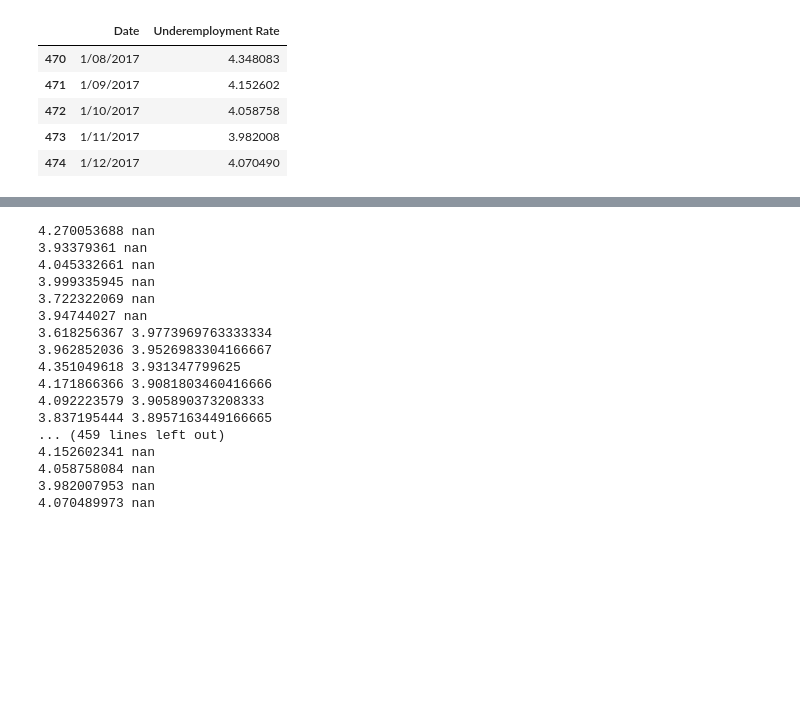
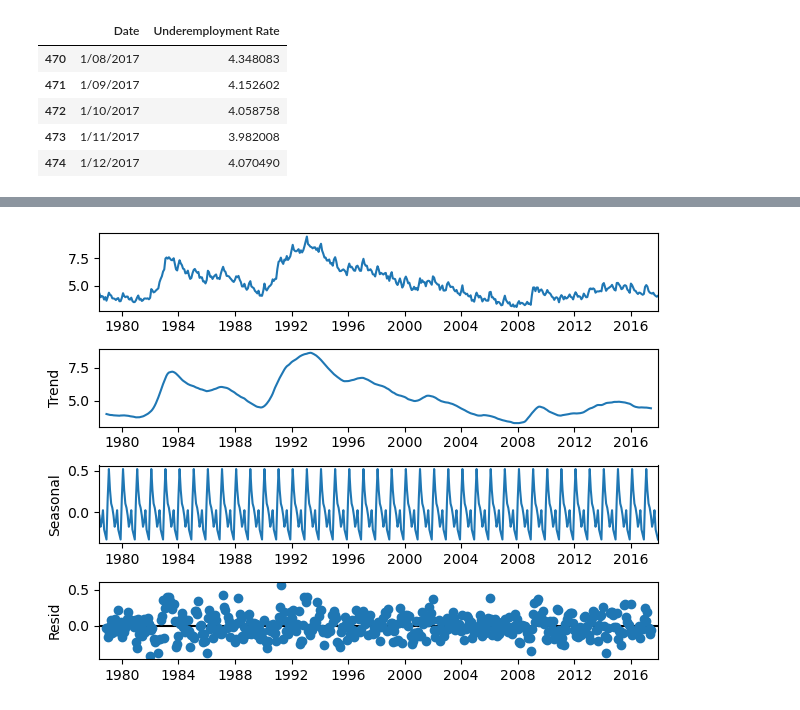
Before and after one commit to DamianChimes/QBUS6840-Predictive-Analytics, a Jupyter notebook: Exploratory Analysis.ipynb, the cells around one changed output, grey strips where cells are left out. Saved outputs shown, nothing was run; the diff lists cells and outputs as text; code cells hidden in the pictures; blank space fills up the shorter version.

```diff
--- a/Exploratory Analysis.ipynb
+++ b/Exploratory Analysis.ipynb
@@ -80,21 +85,17 @@ plt.show()
 # %%
-for x, y in zip(df_ts['Underemployment Rate'], df_smoothed['Underemployment Rate']):
-    print(x, y)
+# We can observe more analytically using the statsmodels package for decomposition
+## When we allow an additive model, the formula naturally finds an annual seasonal pattern
+## If we set the decomposition to multiplicative and/or fix a period > 12 months, we get uneven residuals
+
+decomposition = sm.tsa.seasonal.seasonal_decompose(df_ts,
+                                                   model = 'additive',
+                                                   period = None,
+                                                   #model = 'multiplicative',
+                                                   #period = 60,
+                                                  )
+
+decomposition.plot()
+
+plt.show()
 # %% [output]
-4.270053688 nan
-3.93379361 nan
-4.045332661 nan
-3.999335945 nan
-3.722322069 nan
-3.94744027 nan
-3.618256367 3.9773969763333334
-3.962852036 3.9526983304166667
-4.351049618 3.931347799625
-4.171866366 3.9081803460416666
-4.092223579 3.905890373208333
-3.837195444 3.8957163449166665
-... (459 lines left out)
-4.152602341 nan
-4.058758084 nan
-3.982007953 nan
-4.070489973 nan
+[figure, added]
```
Also changed, not shown: parts of 13 cells of this notebook, 2 other files.
